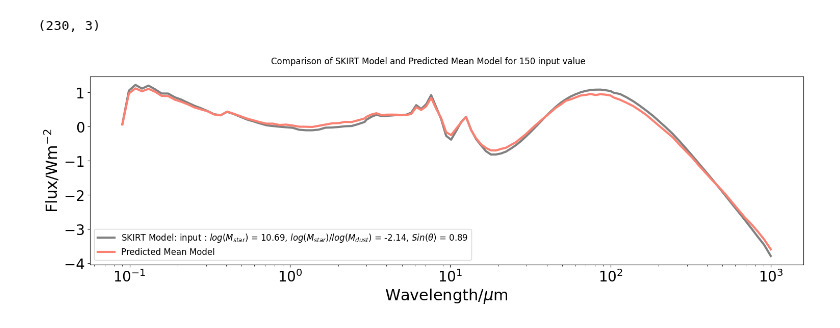
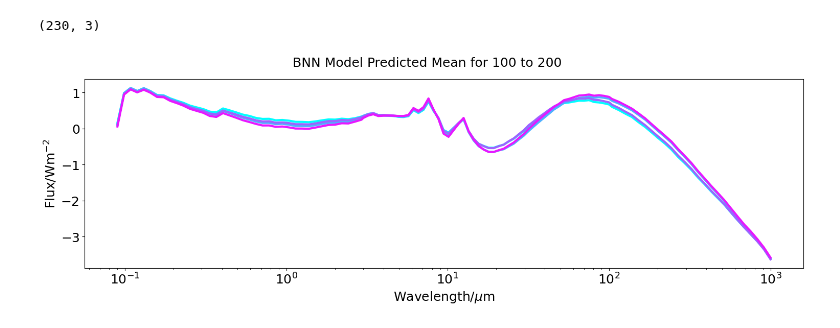
Before and after one commit to tresul03/final_year_project, a Jupyter notebook: src/semester2/week4/plotter_testing.ipynb, the cells around one changed output. Cells and saved outputs as stored; diff of their text form; code cells hidden in the pictures.

```diff
--- a/src/semester2/week4/plotter_testing.ipynb
+++ b/src/semester2/week4/plotter_testing.ipynb
@@ -89,13 +89,12 @@ print(x_test.shape)
 # %%
 plotter = pltr.Plotter(wavelength, mean_pred_results, x_test, y_test,"f")
 
-plotter.plot_single(150, "grey", "salmon")
+#plotter.plot_single(150, "grey", "salmon")
 #plotter.plot_group_same(100, 120, "grey", "salmon")
-#plotter.plot_same_ax(100,200,1)
-
+plotter.plot_same_ax(100,200,30,'cool')
 #plotter.save_figure("test.png")
 # %% [output]
-[figure, old version]
+[figure, new version]
 # %%
 #write prdeict function on saved model
 #linear interpolation of extremes
```
